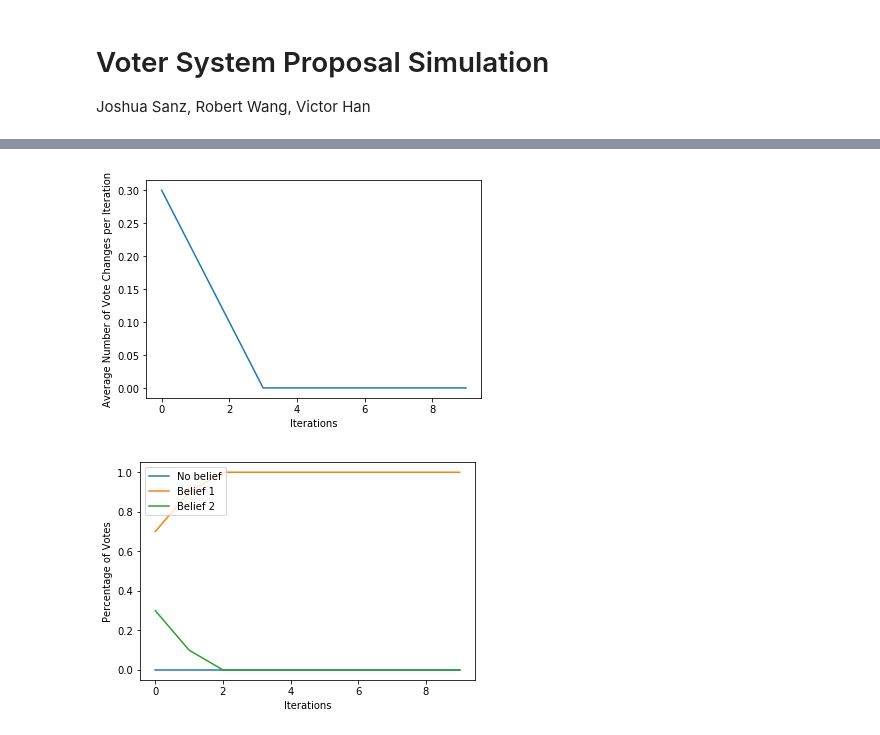
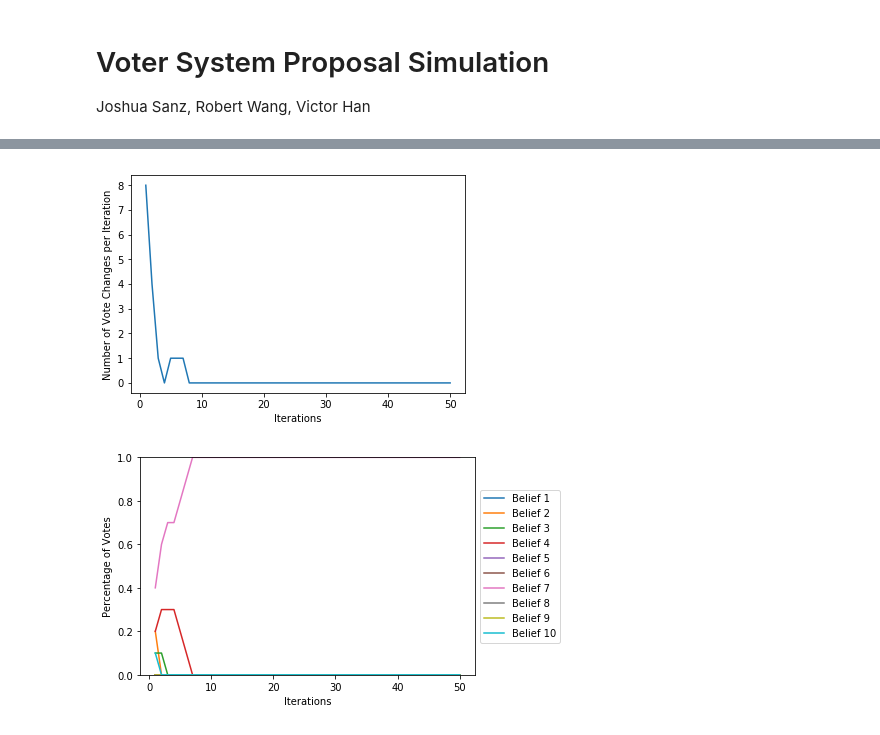
Before and after one commit to vhan95/EECS126_project, a Jupyter notebook: proposal.ipynb, the cells around one changed output, grey strips where cells are left out. Cells and saved outputs as stored; diff of their text form; code cells hidden in the pictures.

```diff
--- a/proposal.ipynb
+++ b/proposal.ipynb
@@ -56,15 +53,19 @@ vm.draw()
 # The below magic command is needed for the animation.
 %matplotlib notebook
 vm.initialize('all_unique')
+beliefs = list(set([v.belief[0] for v in vm._voters]))
 flux_arr = []
 belief_arr = []
+time_arr = []
 vm.draw()
 plt.show()
+
 for i in range(10):
-    cb, ub = vm.update()
+    cb, ub, ta = vm.update()
     plt.pause(0.1)
-    flux_arr, belief_arr = track_changes(cb, ub, flux_arr, belief_arr)
+    flux_arr, belief_arr, time_arr = track_changes(cb, ub, ta, flux_arr, belief_arr, time_arr, beliefs)
     vm.draw()
+
 vm.save_gif(fps=1, fname='sim.gif')
 %matplotlib inline
 # %% [output]
@@ -72,0 +92,19 @@ vm.save_gif(fps=1, fname='sim.gif')
+# %%
+vm.redraw = False # We don't want an animation, and just want a new figure each time
+vm.initialize('all_unique')
+beliefs = list(set([v.belief[0] for v in vm._voters]))
+flux_arr = []
+belief_arr = []
+time_arr = []
+
+vm.draw()
+plt.show()
+for i in range(50):
+    cb, ub, ta = vm.update()
+    flux_arr, belief_arr, time_arr = track_changes(cb, ub, ta, flux_arr, belief_arr, time_arr, beliefs)
+    if i % 5 == 0:
+        vm.draw()
+        plt.show()
+vm.draw()
+plt.show()
+vm.save_gif(fps=1, fname='sim2.gif')
@@ -73,12 +124,14 @@ vm.save_gif(fps=1, fname='sim.gif')
 # %%
 # Plot the average number of belief changes per iteration
-plt.figure()
-plot_flux(flux_arr)
+if vm.clock == "discrete":
+    plt.figure()
+    plot_flux(flux_arr)
 # %% [output]
-[figure, old version]
+[figure, new version]
 # %%
 # Plot the distribution of beliefs per iteration
-plt.figure()
-plot_comparisons(belief_arr)
+if vm.clock == 'discrete':
+    plt.figure()
+    plot_comparisons(belief_arr, beliefs)
 # %% [output]
-[figure, old version]
+[figure, new version]
```
Also changed, not shown: parts of 19 cells of this notebook, 4 other files.
